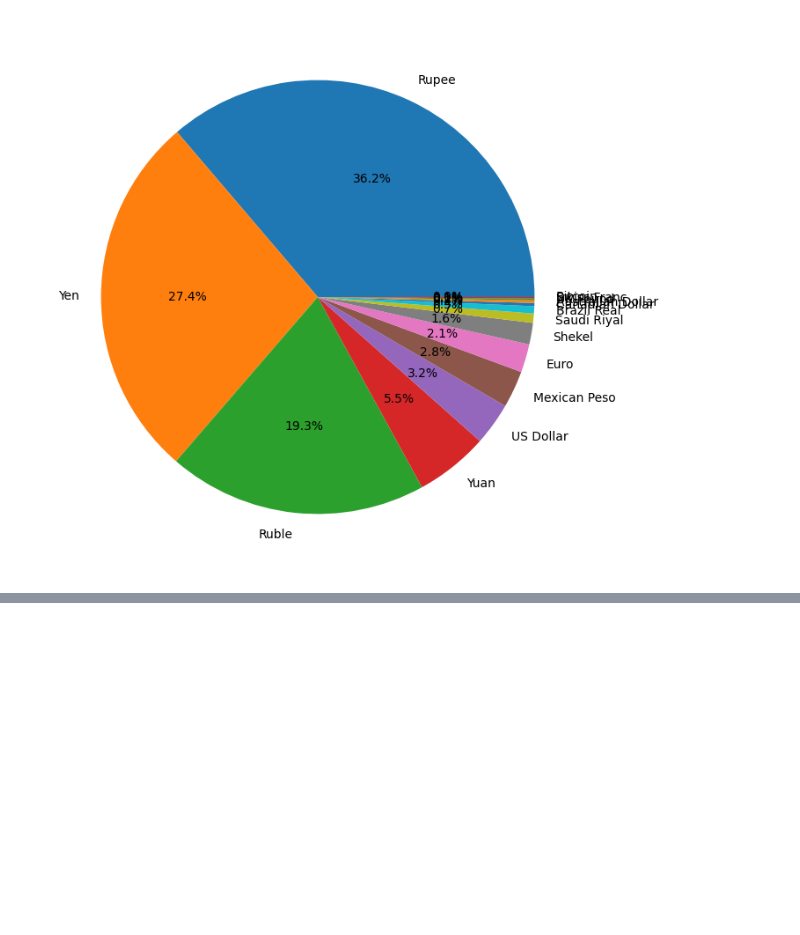
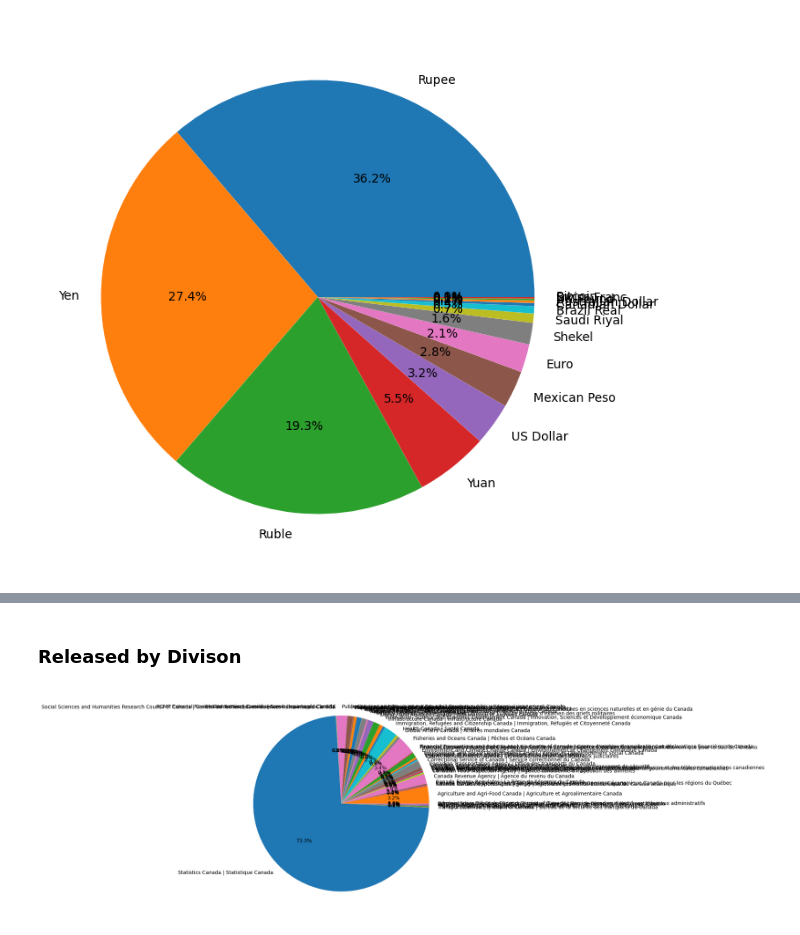
Before and after one commit to jayhuang75/duckdb_demo, a Jupyter notebook: duckdb_aml_demo.ipynb, the cells around one changed output, grey strips where cells are left out. Drawn from its saved outputs; the diff is of its cells as text; code cells hidden in the pictures; blank space fills up the shorter version.

```diff
--- a/duckdb_aml_demo.ipynb
+++ b/duckdb_aml_demo.ipynb
@@ -143,0 +160,36 @@ shape: (2, 2)
+# %% [markdown]
+### Released by Divison
+# %%
+import duckdb
+import polars as pl
+import matplotlib.pyplot as plt
+# import ipywidgets as widgets
+
+con = duckdb.connect('db/cdn_open_data.db')
+
+duckdb_to_arrow = con.query(
+"""
+    select owner_org_title, count(date_released) as released from inventory group by owner_org_title;
+""").arrow()
+polars_df = pl.DataFrame(duckdb_to_arrow)
+
+# display(polars_df)
+
+# polars_df
+plt.figure(figsize=(8,8))
+
+# plot a Pie Chart for Registration Price column with label Car column
+plt.pie(polars_df["released"], labels = polars_df["owner_org_title"], autopct='%1.1f%%')
+plt.show()
+
+# def say_my_name(name):
+#     """
+#     Print the current widget value in short sentence
+#     """
+#     print(f'My name is {name}')
+
+# widgets.interact(say_my_name, name=polars_df["owner_org_title"]);
+
+con.close()
+# %% [output]
+[figure, added]
```
Also changed, not shown: parts of 5 cells of this notebook.
